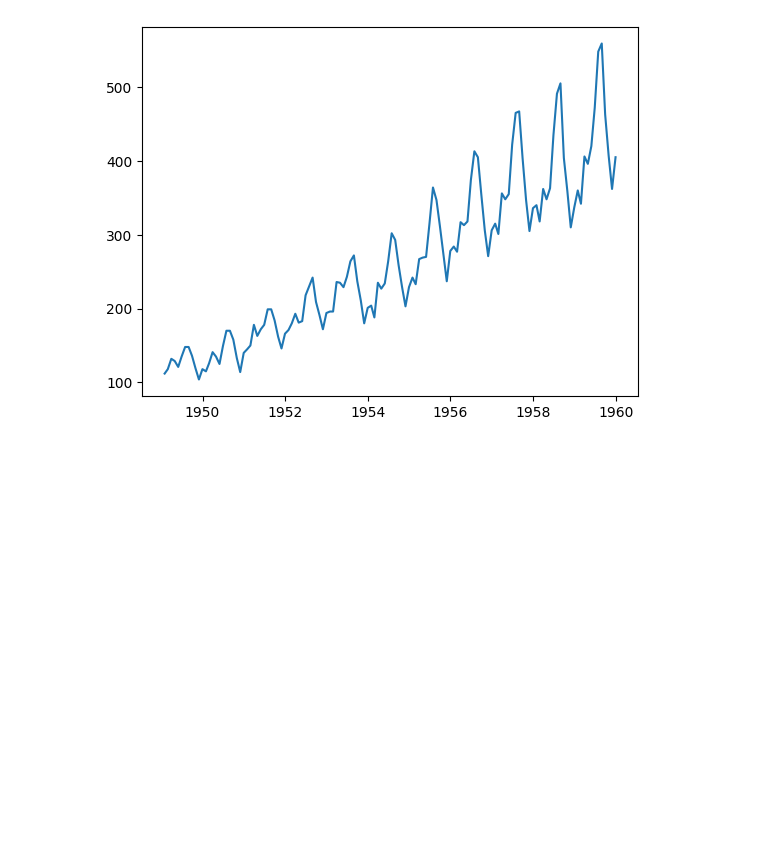
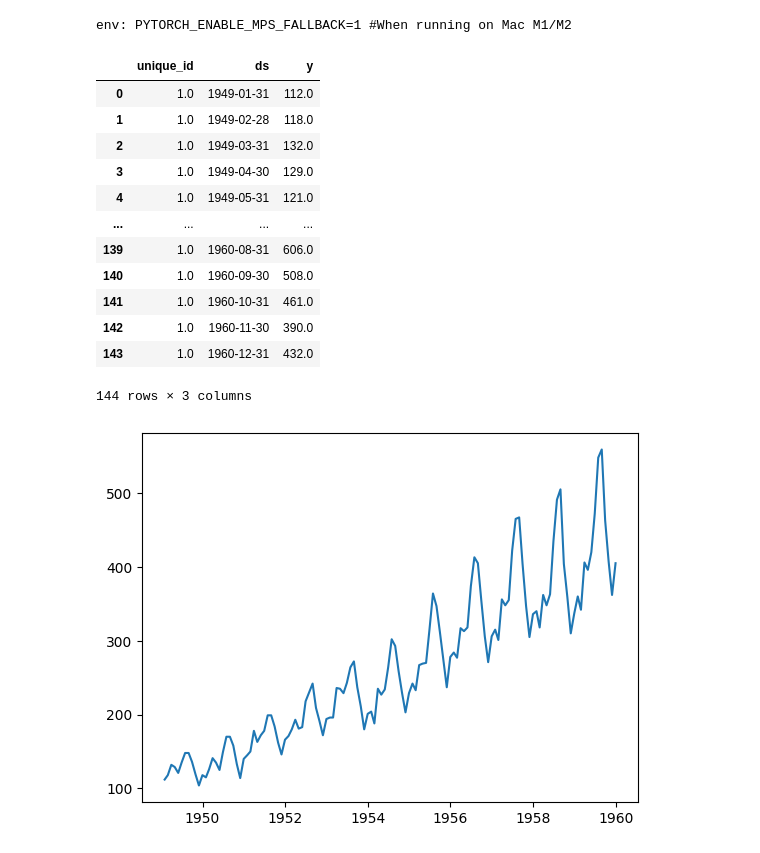
Before and after one commit to jjmossel/time-series-tutorial, a Jupyter notebook: TimeSeries01.ipynb, the cells around one changed output. Drawn from its saved outputs; the diff is of its cells as text; code cells hidden in the pictures; blank space fills up the shorter version.

```diff
--- a/TimeSeries01.ipynb
+++ b/TimeSeries01.ipynb
@@ -1,10 +1,26 @@
 # %%
+%env PYTORCH_ENABLE_MPS_FALLBACK=1 #When running on Mac M1/M2
+
 import pandas as pd
+import os
+
 
 from statsforecast import StatsForecast
-from statsforecast.models import MSTL, AutoARIMA
+from statsforecast.models import MSTL, AutoARIMA, AutoETS
 from statsforecast.utils import AirPassengersDF
 
+from utilsforecast.losses import mse, mape
+from utilsforecast.evaluation import evaluate
+
 import matplotlib.pyplot as plt
+
+os.environ['NIXTLA_ID_AS_COL'] = '1'
+
+
+from neuralforecast import NeuralForecast
+from neuralforecast.losses.pytorch import MQLoss, DistributionLoss
+from neuralforecast.models import NHITS, LSTM, PatchTST
+# %% [output]
+env: PYTORCH_ENABLE_MPS_FALLBACK=1 #When running on Mac M1/M2
 # %%
 air_df = AirPassengersDF
@@ -11,6 +28,22 @@ air_df = AirPassengersDF
 
 air_train_df = air_df.iloc[:-12]
 air_test_df = air_df.iloc[-12:]
+# %%
+air_df
+# %% [output]
+|  | unique_id | ds | y |
+| 0 | 1.0 | 1949-01-31 | 112.0 |
+| 1 | 1.0 | 1949-02-28 | 118.0 |
+| 2 | 1.0 | 1949-03-31 | 132.0 |
+| 3 | 1.0 | 1949-04-30 | 129.0 |
+| 4 | 1.0 | 1949-05-31 | 121.0 |
+| ... | ... | ... | ... |
+| 139 | 1.0 | 1960-08-31 | 606.0 |
+| 140 | 1.0 | 1960-09-30 | 508.0 |
+| 141 | 1.0 | 1960-10-31 | 461.0 |
+| 142 | 1.0 | 1960-11-30 | 390.0 |
+| 143 | 1.0 | 1960-12-31 | 432.0 |
+144 rows × 3 columns
 # %%
 plt.plot(air_train_df['ds'],air_train_df['y']);
 # %% [output]
```
Also changed, not shown: parts of 18 cells of this notebook.
